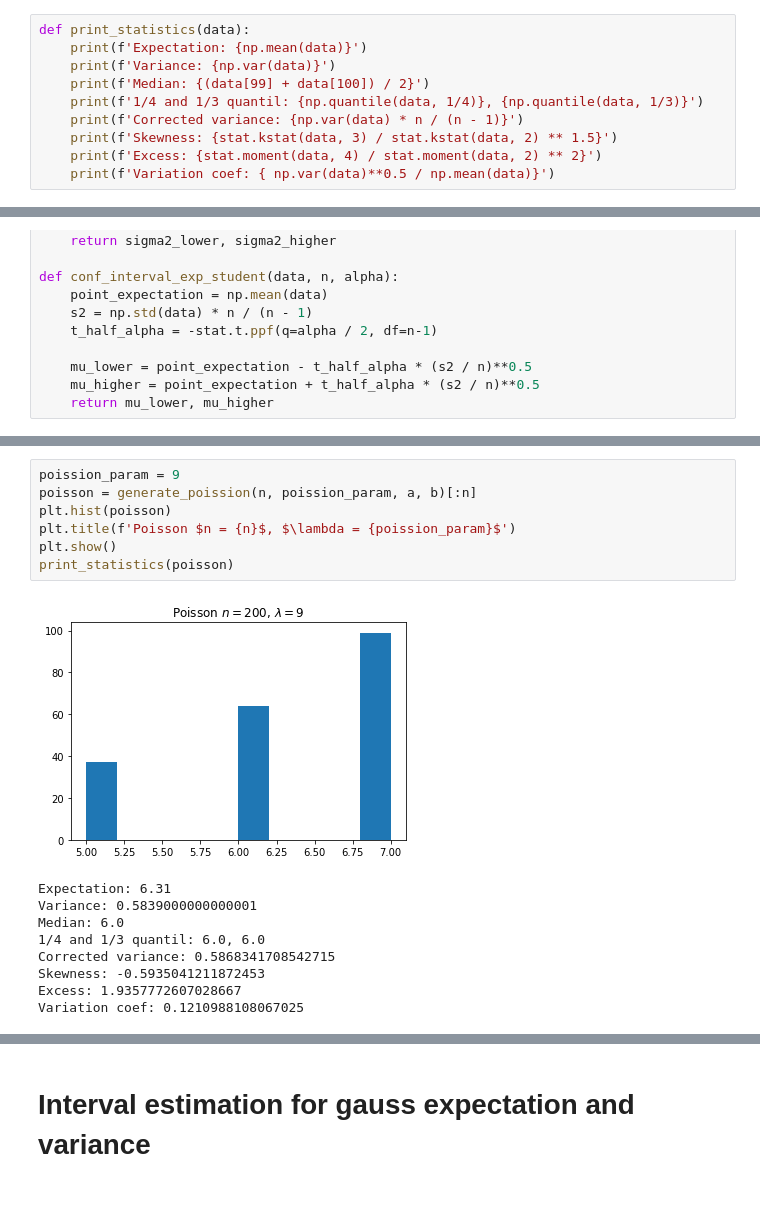
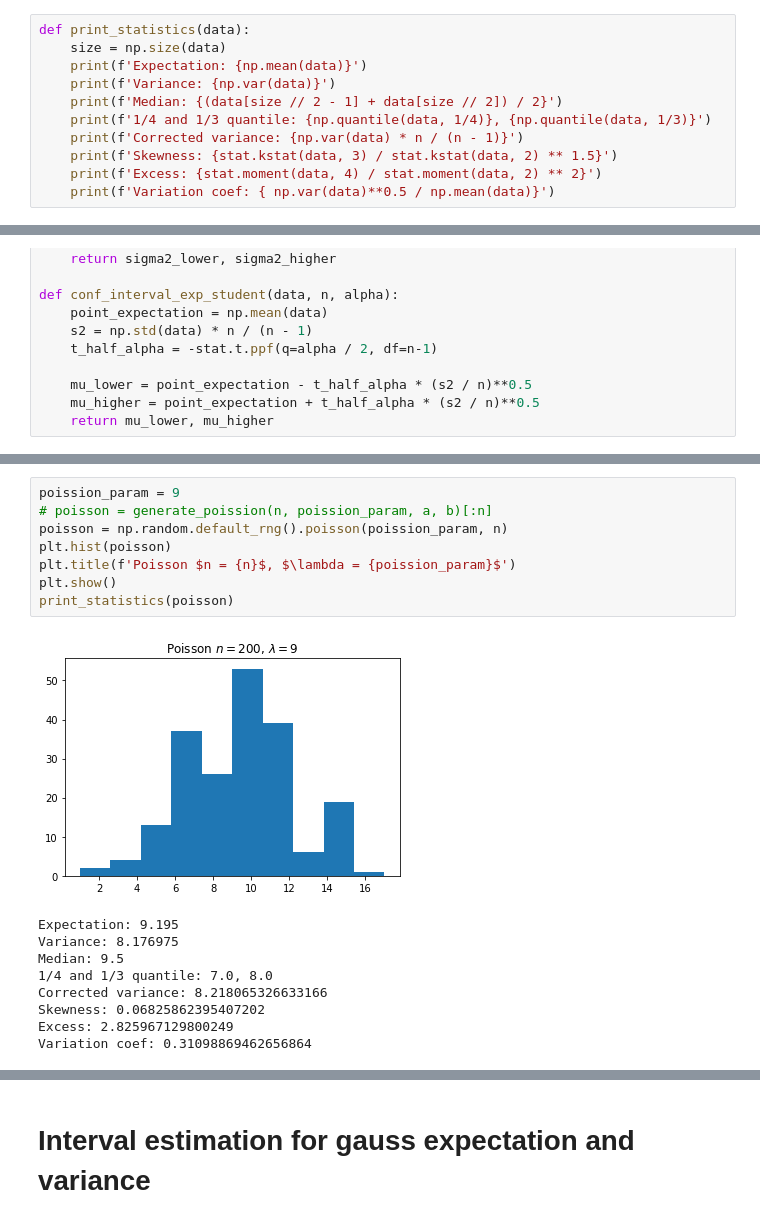
Before and after one commit to PIDAMI/math_statistics, a Jupyter notebook: task2/task2.ipynb, the cells around one changed output, grey strips where cells are left out. Saved outputs shown, nothing was run; the diff lists cells and outputs as text.

```diff
--- a/task2/task2.ipynb
+++ b/task2/task2.ipynb
@@ -7,9 +9,10 @@ import itertools
 # %%
 def print_statistics(data):
+    size = np.size(data)
     print(f'Expectation: {np.mean(data)}')
     print(f'Variance: {np.var(data)}')
-    print(f'Median: {(data[99] + data[100]) / 2}')
-    print(f'1/4 and 1/3 quantil: {np.quantile(data, 1/4)}, {np.quantile(data, 1/3)}')
+    print(f'Median: {(data[size // 2 - 1] + data[size // 2]) / 2}')
+    print(f'1/4 and 1/3 quantile: {np.quantile(data, 1/4)}, {np.quantile(data, 1/3)}')
     print(f'Corrected variance: {np.var(data) * n / (n - 1)}')
     print(f'Skewness: {stat.kstat(data, 3) / stat.kstat(data, 2) ** 1.5}')
     print(f'Excess: {stat.moment(data, 4) / stat.moment(data, 2) ** 2}')
@@ -109,19 +112,20 @@ Variation coef: 0.0945126891025713
 # %%
 poission_param = 9
-poisson = generate_poission(n, poission_param, a, b)[:n]
+# poisson = generate_poission(n, poission_param, a, b)[:n]
+poisson = np.random.default_rng().poisson(poission_param, n)
 plt.hist(poisson)
 plt.title(f'Poisson $n = {n}$, $\lambda = {poission_param}$')
 plt.show()
 print_statistics(poisson)
 # %% [output]
-[figure, old version]
+[figure, new version]
-Expectation: 6.31
-Variance: 0.5839000000000001
-Median: 6.0
-1/4 and 1/3 quantil: 6.0, 6.0
-Corrected variance: 0.5868341708542715
-Skewness: -0.5935041211872453
-Excess: 1.9357772607028667
-Variation coef: 0.1210988108067025
+Expectation: 9.195
+Variance: 8.176975
+Median: 9.5
+1/4 and 1/3 quantile: 7.0, 8.0
+Corrected variance: 8.218065326633166
+Skewness: 0.06825862395407202
+Excess: 2.825967129800249
+Variation coef: 0.31098869462656864
 # %%
 exp_param = 3
```
Also changed, not shown: parts of 12 cells of this notebook.
